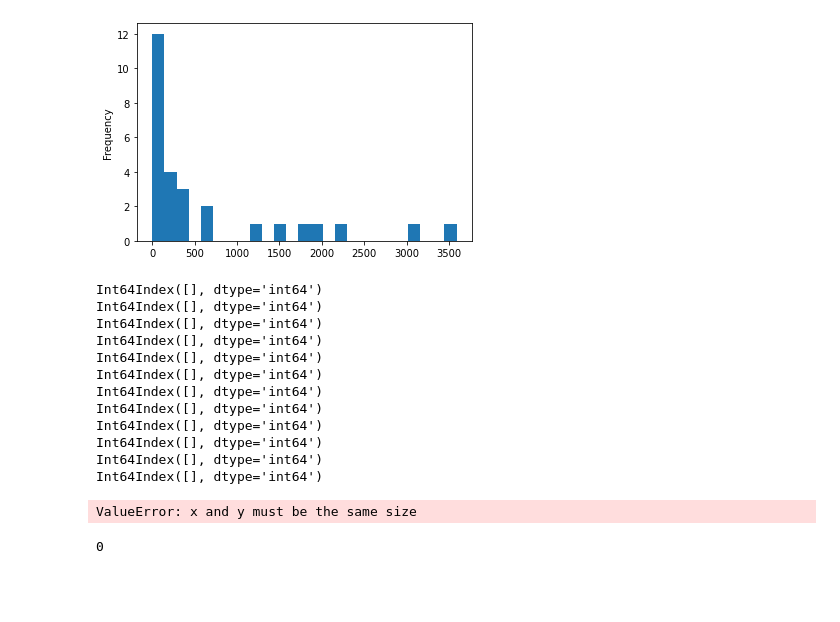
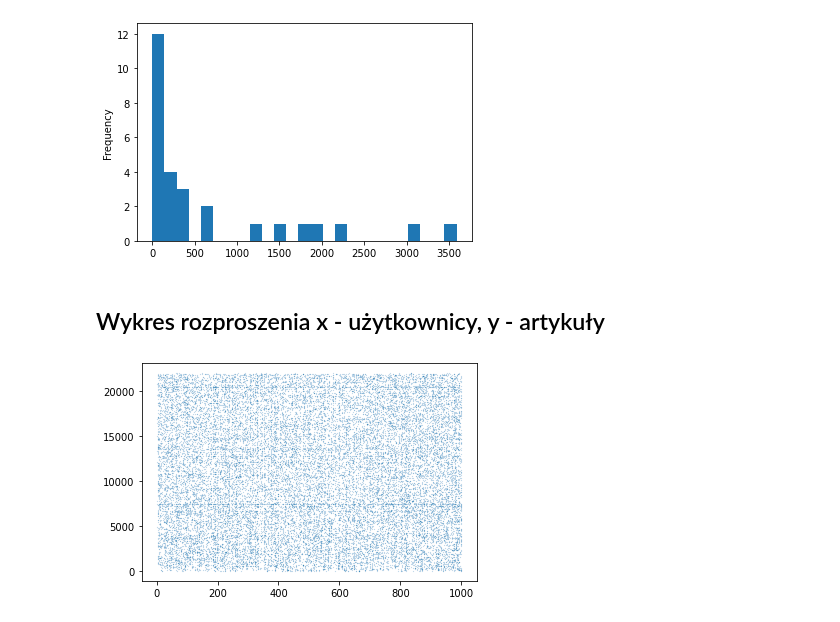
Before and after one commit to amakarewicz/RecommenderSystem, a Jupyter notebook: Piotr/data_examine/data_examine.ipynb, the cells around one changed output. Cells and saved outputs as stored; diff of their text form; code cells hidden in the pictures; blank space fills up the shorter version.

```diff
--- a/Piotr/data_examine/data_examine.ipynb
+++ b/Piotr/data_examine/data_examine.ipynb
@@ -27,32 +27,18 @@ s.plot.hist(bins=25)
 plt.show()
 # %% [output]
 [figure]
+# %% [markdown]
+## Wykres rozproszenia x - użytkownicy, y - artykuły
 # %%
 x = list(user_db.iloc[:,0])
 y = [art_db[ art_db['nzz_id'] == it].index for it in list(user_db.iloc[:,1])]
 Z = []
 for it in y:
     try:
         Z.append(it[0])
     except:
         Z.append(0)
-plt.scatter(x,Z)
+plt.scatter(x,Z,s=0.01)
 plt.show()
 # %% [output]
-Int64Index([], dtype='int64')
-Int64Index([], dtype='int64')
-Int64Index([], dtype='int64')
-Int64Index([], dtype='int64')
-Int64Index([], dtype='int64')
-Int64Index([], dtype='int64')
-Int64Index([], dtype='int64')
-Int64Index([], dtype='int64')
-Int64Index([], dtype='int64')
-Int64Index([], dtype='int64')
-Int64Index([], dtype='int64')
-Int64Index([], dtype='int64')
-ValueError: x and y must be the same size
+[figure, added]
-# %%
-art_db[ art_db['nzz_id'] == 'ld.149648'].index[0]
-# %% [output]
-0
```
Also changed, not shown: parts of 3 cells of this notebook, 4 other files.
